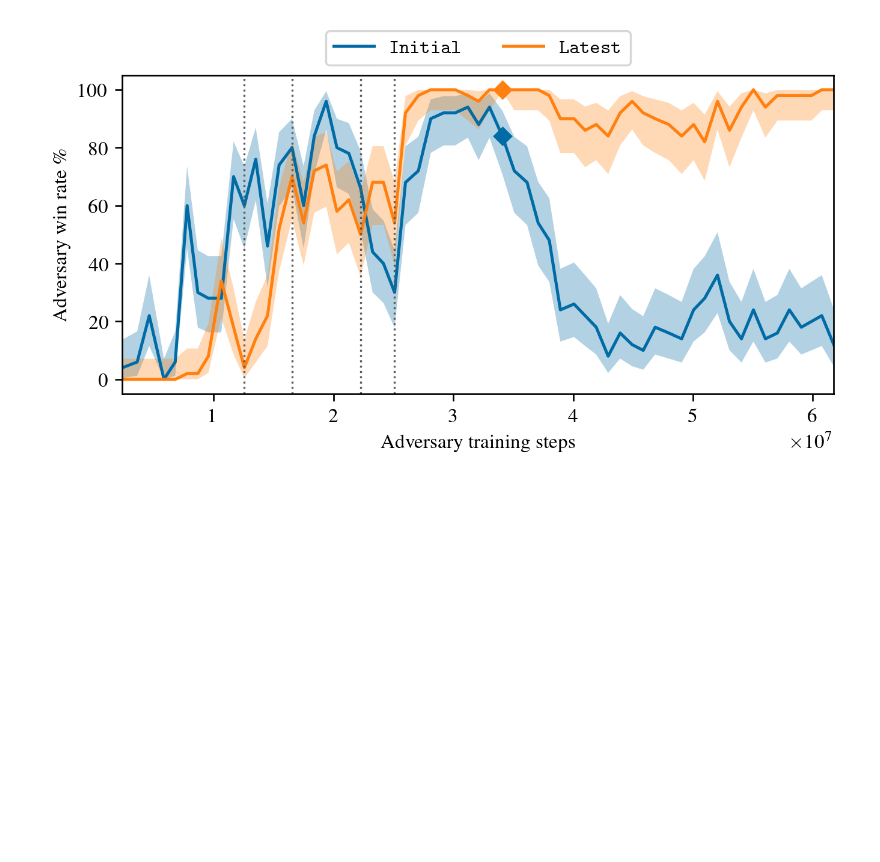
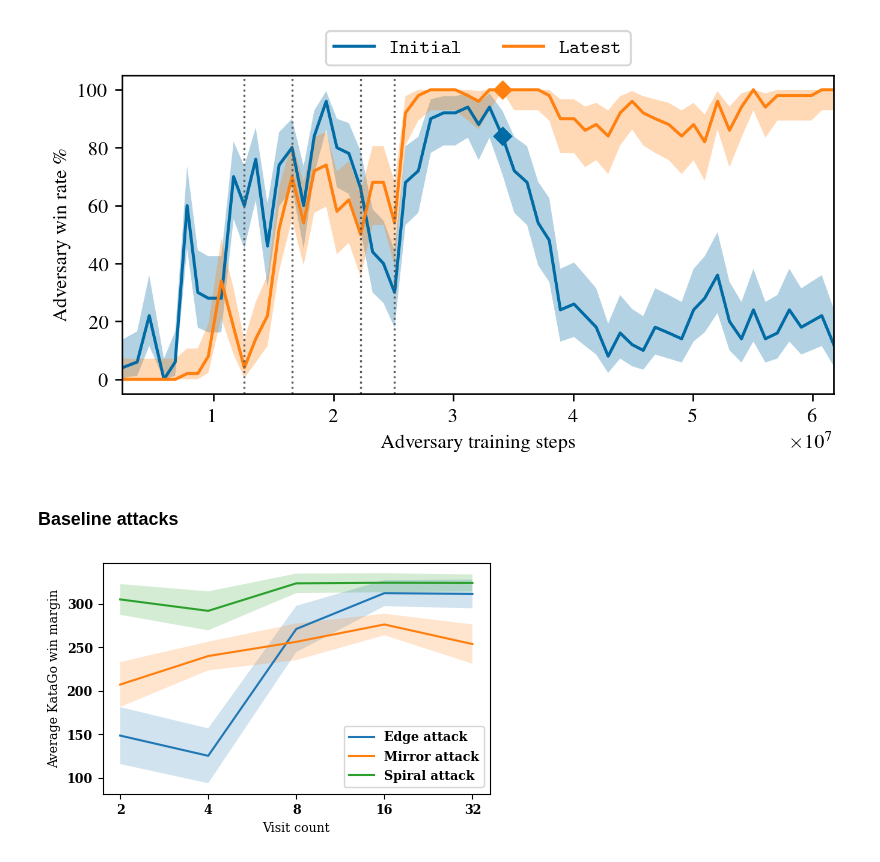
Before and after one commit to AlignmentResearch/KataGoVisualizer, a Jupyter notebook: notebooks/notebooks/iclr2022/plots.ipynb, the cells around one changed output. Drawn from its saved outputs; the diff is of its cells as text; code cells hidden in the pictures; blank space fills up the shorter version.

Commit message:
Added baseline attack plots

```diff
--- a/notebooks/notebooks/iclr2022/plots.ipynb
+++ b/notebooks/notebooks/iclr2022/plots.ipynb
@@ -602,3 +602,5 @@ plt.legend(loc='lower center', bbox_to_anchor=(0.5, 1.0), ncols=2, fancybox=True
 plt.savefig("adv-training.svg")
 # %% [output]
 [figure]
+# %% [markdown]
+### Baseline attacks
@@ -604,0 +615,58 @@ plt.savefig("adv-training.svg")
+# %%
+mirror_x, mirror_y, mirror_cis, mirror_winrate, mirror_winrate_cis = (
+np.array([ 2,  4,  8, 16, 32]),
+np.array([207.19      , 239.88709677, 256.18041237, 276.08646617, 253.62      ]),
+np.array([25.79337205, 16.40883013, 21.08132841, 12.34433871, 22.5459692 ]),
+np.array([0.09      , 0.05069124, 0.04123711, 0.03007519, 0.04      ]),
+np.array([0.05609163, 0.02918747, 0.03957035, 0.02052525, 0.038408  ])
+)
+# %%
+spiral_x, spiral_y, spiral_cis, spiral_winrate, spiral_winrate_cis = (np.array([ 2,  4,  8, 16, 32]),
+ np.array([304.79, 291.67, 323.21, 323.89, 323.67]),
+ np.array([17.63109707, 22.33512761, 11.17424501, 10.9122512 ,  9.67025367]),
+ np.array([0.06, 0.11, 0.  , 0.  , 0.  ]),
+ np.array([0.04654742, 0.06132639, 0.        , 0.        , 0.        ]))
+# %%
+import matplotlib.pyplot as plt
+
+PAPER_STYLE = {
+    "figure.figsize": (5, 3),
+    "font.family": "serif",
+    "font.serif": "Times New Roman",
+    "font.weight": "bold",
+    "font.size": 9,
+    "legend.fontsize": 9,
+    "axes.unicode_minus": False,  # workaround bug with Unicode minus signs not appearing
+    "axes.titlesize": 9,
+    "axes.labelsize": 9,
+    "xtick.labelsize": 9,
+    "ytick.labelsize": 9,
+}
+
+with plt.style.context(PAPER_STYLE):
+    fig, ax = plt.subplots()
+    ax.set_xlabel("Visit count")
+    ax.set_xscale('log', base=2)
+    ax.set_ylabel("Average KataGo win margin")
+    ax.set_xticks(ticks=edge_x, labels=edge_x)
+    ax.plot(
+        edge_x,
+        edge_y,
+        label="Edge attack"
+    )
+    ax.plot(
+        mirror_x,
+        mirror_y,
+        label="Mirror attack"
+    )
+    ax.plot(
+        spiral_x,
+        spiral_y,
+        label="Spiral attack"
+    )
+    ax.fill_between(edge_x, edge_y - edge_cis, edge_y + edge_cis, alpha=0.2)
+    ax.fill_between(mirror_x, mirror_y - mirror_cis, mirror_y + mirror_cis, alpha=0.2)
+    ax.fill_between(spiral_x, spiral_y - spiral_cis, spiral_y + spiral_cis, alpha=0.2)
+    ax.legend(loc='lower right')
+# %% [output]
+[figure, added]
```
Also changed, not shown: parts of 2 cells of this notebook.
